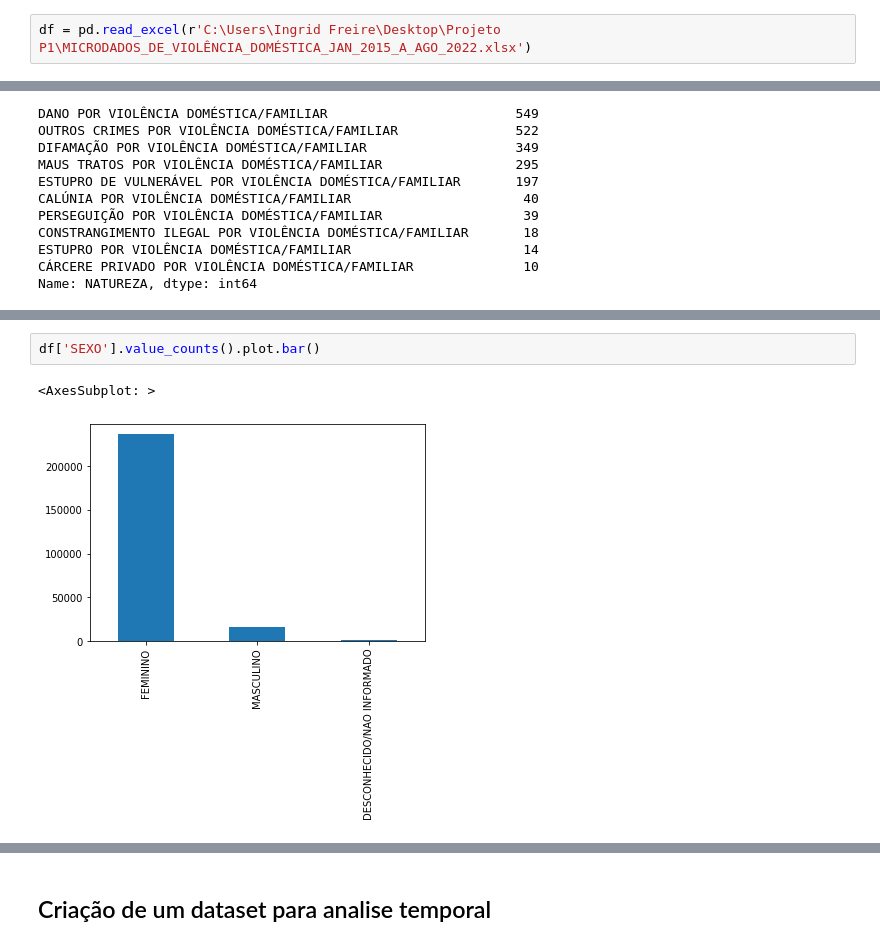
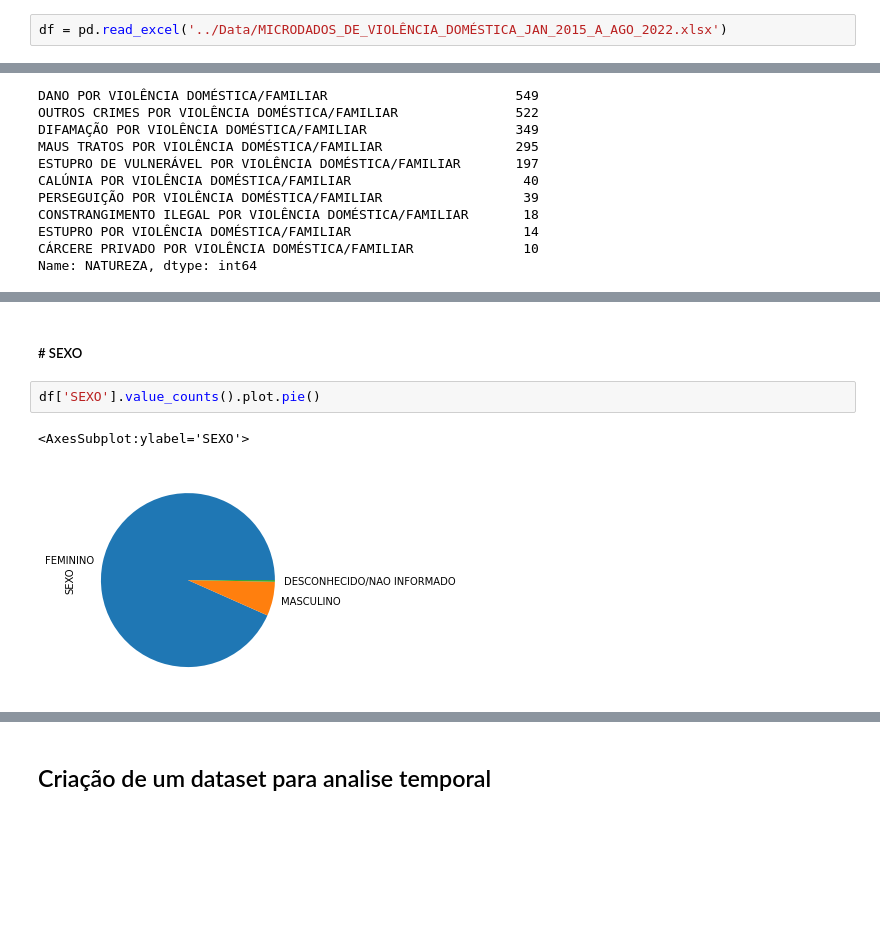
Before and after one commit to HitaloNasc/temporal-analysis-of-domestic-violence-in-the-state-of-pernambuco, a Jupyter notebook: analises/teste_violencia.ipynb, the cells around one changed output, grey strips where cells are left out. Saved outputs shown, nothing was run; the diff lists cells and outputs as text; blank space fills up the shorter version.

```diff
--- a/analises/teste_violencia.ipynb
+++ b/analises/teste_violencia.ipynb
@@ -15,7 +17,7 @@ Instalando e importante a biblioteca pandas que servirá como base para manipula
 # %% [markdown]
 ## LENDO O ARQUIVO EXCEL
 # %%
-df = pd.read_excel(r'C:\Users\Ingrid Freire\Desktop\Projeto P1\MICRODADOS_DE_VIOLÊNCIA_DOMÉSTICA_JAN_2015_A_AGO_2022.xlsx')
+df = pd.read_excel('../Data/MICRODADOS_DE_VIOLÊNCIA_DOMÉSTICA_JAN_2015_A_AGO_2022.xlsx')
 # %%
 df
 # %% [output]
@@ -380,6 +386,8 @@ df['NATUREZA'].value_counts().plot.bar()
 [figure]
+# %% [markdown]
+##### # SEXO
 # %%
-df['SEXO'].value_counts().plot.bar()
+df['SEXO'].value_counts().plot.pie()
 # %% [output]
-<AxesSubplot: >
+<AxesSubplot:ylabel='SEXO'>
-[figure, old version]
+[figure, new version]
```
Also changed, not shown: parts of 39 cells of this notebook.
